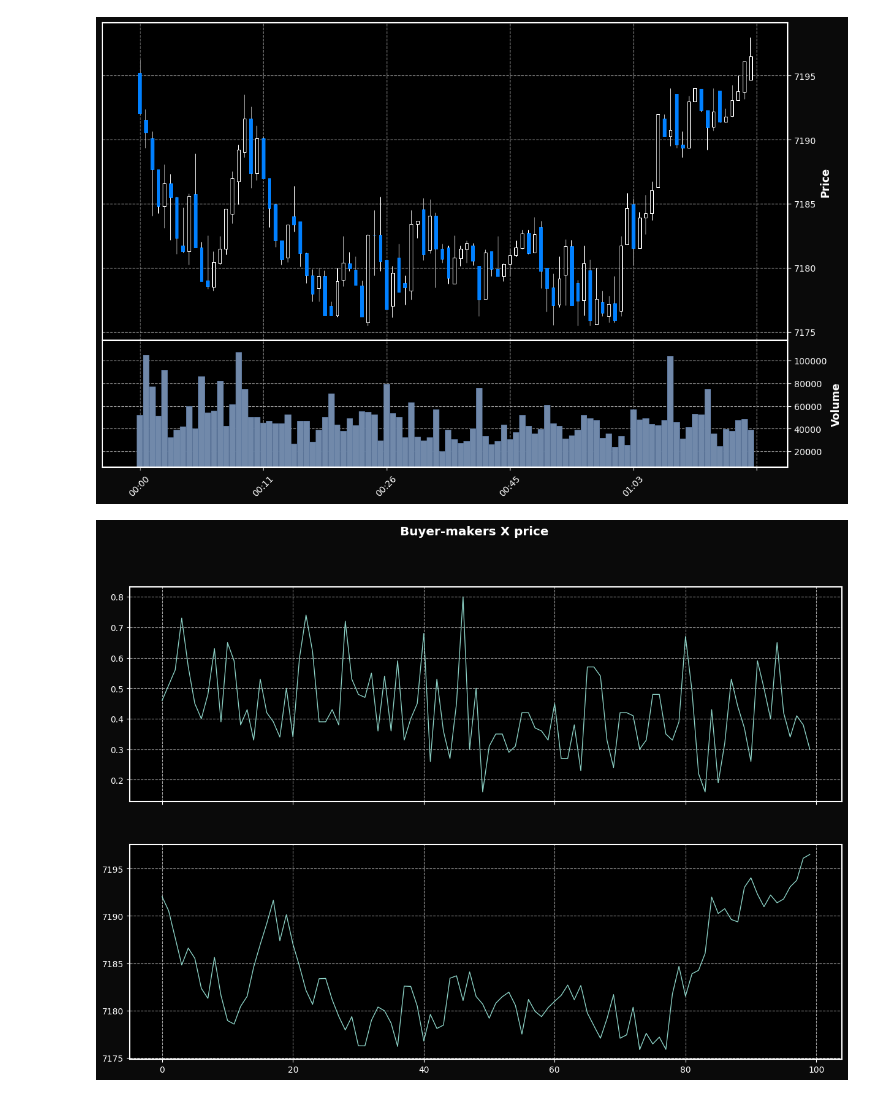
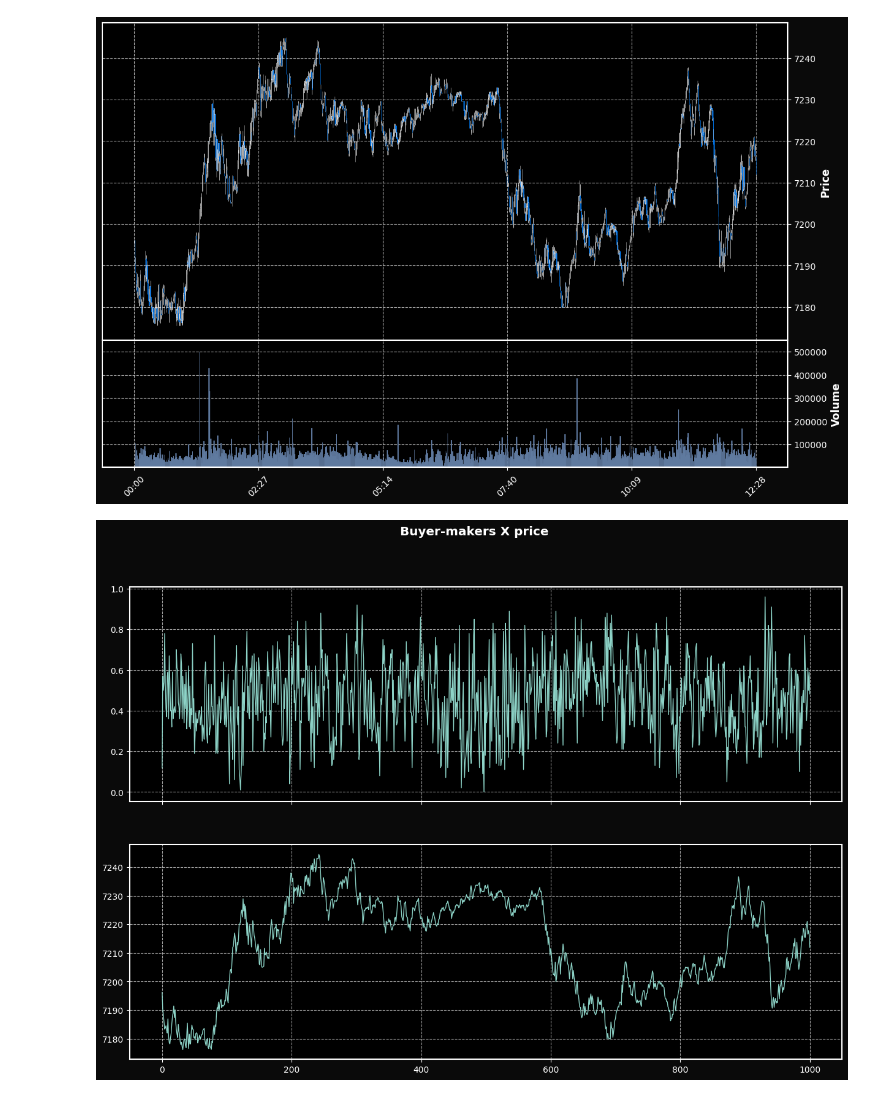
Before and after one commit to victorvalentee/finlib, a Jupyter notebook: test.ipynb, the cells around one changed output. Saved outputs shown, nothing was run; the diff lists cells and outputs as text; code cells hidden in the pictures.

```diff
--- a/test.ipynb
+++ b/test.ipynb
@@ -5,12 +8,15 @@
 from jupyterthemes import jtplot
 jtplot.style(theme='monokai', context='notebook', ticks=True, grid=False)
 # %%
+import numpy as np
+
 import pandas as pd
+import mplfinance as fplt
 import matplotlib.pyplot as plt
+plt.style.use('dark_background')
 
-import mplfinance as fplt
-
-import plotly.graph_objects as go
+import matplotlib.dates as mdates
+myFmt = mdates.DateFormatter('%d/%m %H:%M')
 
 from finlib.tick_data import read_csv
 from finlib.bars import time_bars, tick_bars, volume_bars, dollar_bars
@@ -81,21 +104,22 @@ tick_bars_
 # %%
 fplt.plot(
-    tick_bars_[:100].fillna(method='ffill').set_index('time').rename(columns={'volume_dollars': 'volume'}),
+    tick_bars_.fillna(method='ffill').set_index('time').rename(columns={'volume_dollars': 'volume'}),
     figsize=(15, 10),
     style='mike',
     type='candle',
-    volume=True
+    volume=True,
+    warn_too_much_data=len(tick_bars_)
 )
 # %% [output]
-[figure, old version]
+[figure, new version]
 # %%
 fig, (ax1, ax2) = plt.subplots(nrows=2, sharex=True, figsize=(15, 10))
 fig.suptitle('Buyer-makers X price')
-ax1.plot(tick_bars_['buyer_maker_pct'][:100])
-ax2.plot(tick_bars_['close'][:100])
+ax1.plot(tick_bars_['buyer_maker_pct'])
+ax2.plot(tick_bars_['close'])
 plt.show()
 # %% [output]
-[figure, old version]
+[figure, new version]
 # %%
 volume_bars_ = volume_bars(tick_data)
 volume_bars_
```
Also changed, not shown: parts of 20 cells of this notebook, 2 other files.
